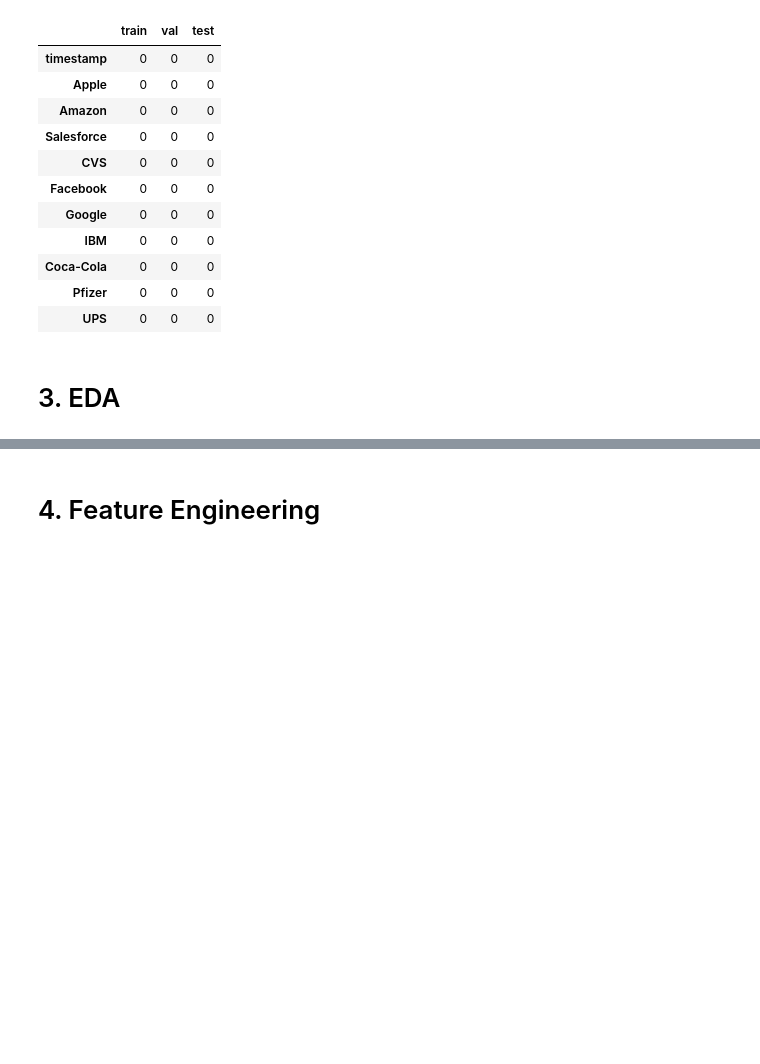
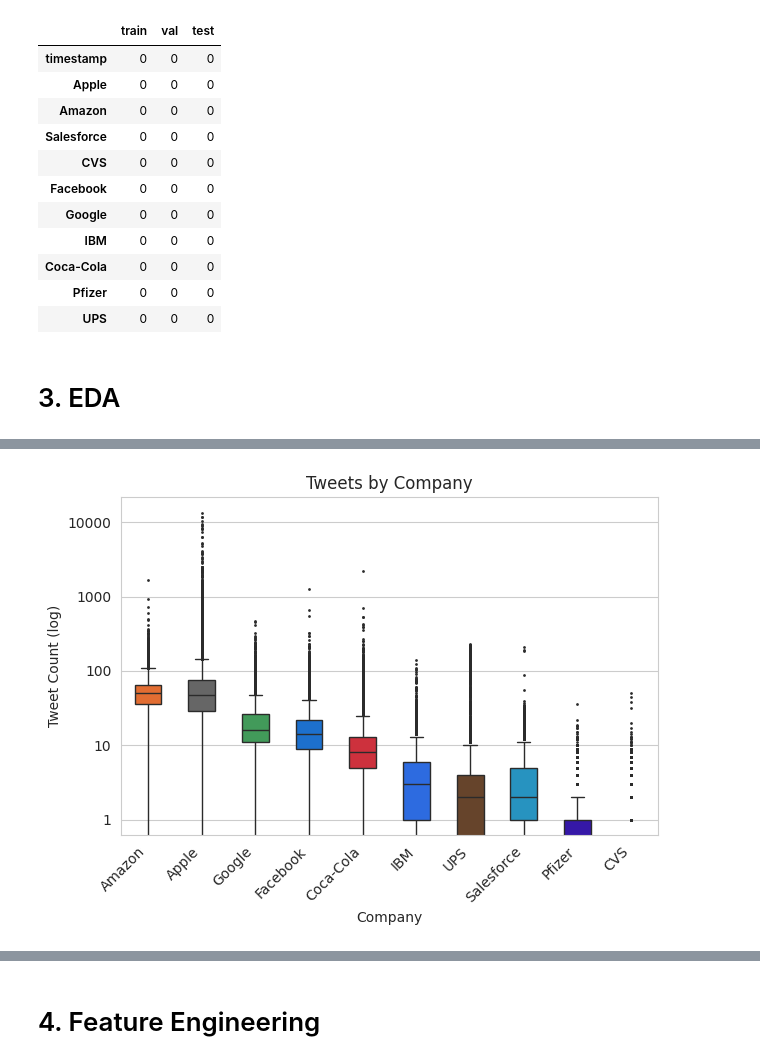
Before and after one commit to CMPE-255-G5/times-series-anomaly-detection-on-twitter-data, a Jupyter notebook: notebooks/Twitter_data.ipynb, the cells around one changed output, grey strips where cells are left out. Cells and saved outputs as stored; diff of their text form; code cells hidden in the pictures; blank space fills up the shorter version.

Commit message:
Added EDA, prevented df overwritting
- Added some EDA visualizations: boxplot, line graphs
- Fixed a for loop in train-val-test split to prevent overwritting of df

```diff
--- a/notebooks/Twitter_data.ipynb
+++ b/notebooks/Twitter_data.ipynb
@@ -117,6 +118,6 @@ train.shape, val.shape, test.shape
 ((11131, 11), (2385, 11), (2386, 11))
 # %%
 # Check min, max for train, val, test
-for name, df in [('train', train), ('val', val), ('test', test)]:
+for name, data in [('train', train), ('val', val), ('test', test)]:
     print(f'{name}: {min(df['timestamp'])} → {max(df['timestamp'])}')
 # %% [output]
@@ -219,3 +220,21 @@ summarize_missing(train_imp, val_imp, test_imp)
 | UPS | 0 | 0 | 0 |
 # %% [markdown]
 # 3. EDA
+# %%
+company_colors = {
+    "Amazon":     "#ff6315",
+    "Apple":      "#666666",
+    "Google":     "#34a853",
+    "Facebook":   "#006fea",
+    "Coca-Cola":  "#e71727",
+    "Salesforce": "#0d9dda",
+    "IBM":        "#0f62fe",
+    "UPS":        "#704221",
+    "CVS":        "#cc0000",
+    "Pfizer":     "#2700bf",
+}
+# %%
+# Find median number of tweets per five minutes (sorted by median and variance, because Pfizer and CVS have the same median but different variance)
+stats = df.drop(columns='timestamp').agg(['median', 'var']).T
+company_medians = stats.sort_values(['median', 'var'], ascending=False)['median'].rename('Median Tweets')
+company_medians
@@ -221,0 +254,15 @@ summarize_missing(train_imp, val_imp, test_imp)
+# %%
+# Create boxplots to look at distribution and spot outliers. Sorted by median number of tweets per five minutes
+palette = [company_colors[company] for company in company_medians.index]
+sns.set_style('whitegrid')
+sns.boxplot(data=df.drop(columns='timestamp')[company_medians.index], width=.5, flierprops={'marker': '.', 'markersize': 2}, palette=palette)
+plt.title('Tweets by Company')
+plt.xlabel('Company')
+plt.ylabel('Tweet Count (log)')
+plt.yscale('log')
+plt.xticks(rotation=45, ha='right')
+plt.gca().yaxis.set_major_formatter('{x:g}')
+plt.tight_layout()
+plt.show()
+# %% [output]
+[figure, added]
```
Also changed, not shown: parts of 5 cells of this notebook.
